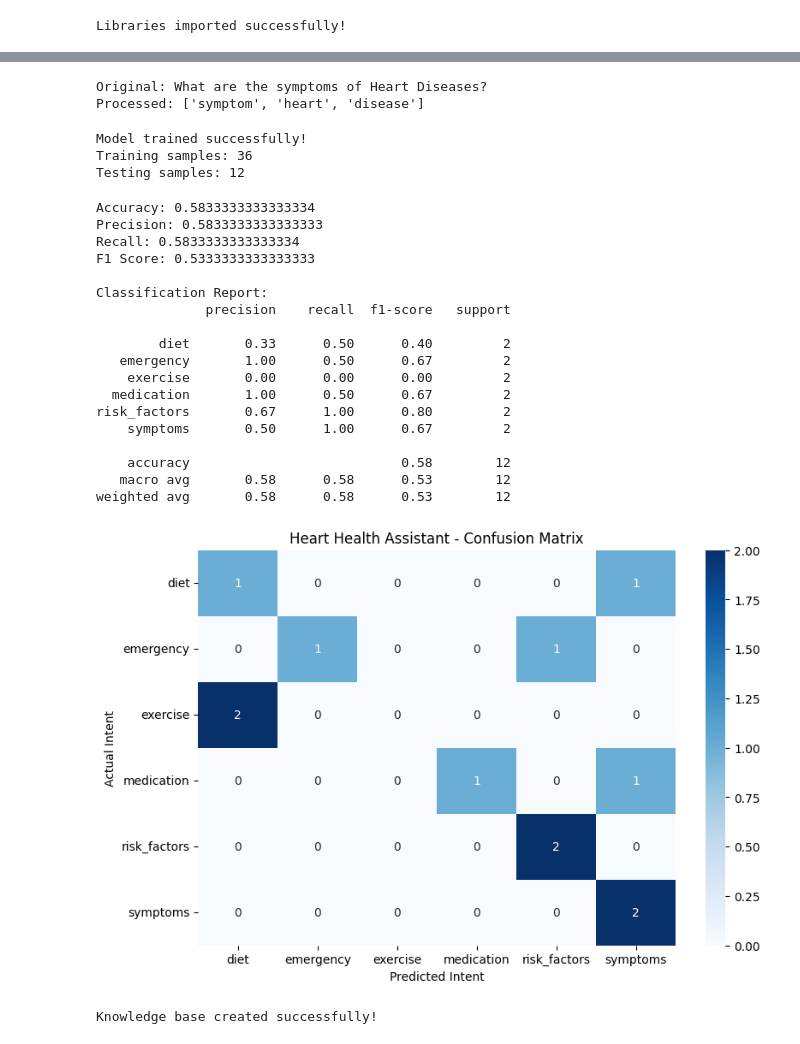
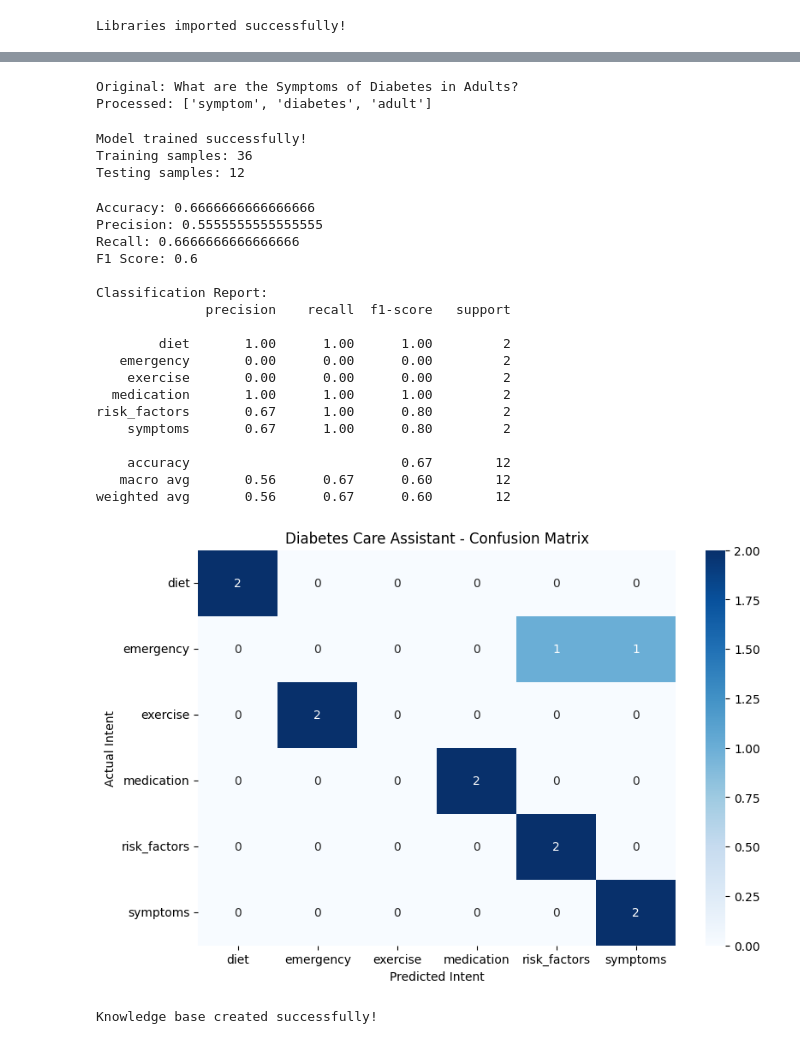
Before and after one commit to VanditGupta0/UCS420, a Jupyter notebook: assignment-10/ASSIGNMENT10.ipynb, the cells around one changed output, grey strips where cells are left out. Drawn from its saved outputs; the diff is of its cells as text; code cells hidden in the pictures.

Commit message:
Update assignment 10: Diabetes Care Information Assistant

```diff
--- a/assignment-10/ASSIGNMENT10.ipynb
+++ b/assignment-10/ASSIGNMENT10.ipynb
@@ -170,13 +170,13 @@ def preprocess(text):
 
 
 # Test preprocessing
-sample = "What are the symptoms of Heart Diseases?"
+sample = "What are the Symptoms of Diabetes in Adults?"
 
 print("Original:", sample)
 print("Processed:", preprocess(sample))
 # %% [output]
-Original: What are the symptoms of Heart Diseases?
-Processed: ['symptom', 'heart', 'disease']
+Original: What are the Symptoms of Diabetes in Adults?
+Processed: ['symptom', 'diabetes', 'adult']
 # %%
 X = df['query']
 y = df['intent']
@@ -247,46 +247,46 @@ print(classification_report(y_test, y_pred, zero_division=0))
 
 # Confusion Matrix
 cm = confusion_matrix(
     y_test,
     y_pred,
     labels=model.classes_
 )
 
 plt.figure(figsize=(9, 6))
 
 sns.heatmap(
     cm,
     annot=True,
     fmt='d',
     cmap='Blues',
     xticklabels=model.classes_,
     yticklabels=model.classes_
 )
 
 plt.xlabel("Predicted Intent")
 plt.ylabel("Actual Intent")
-plt.title("Heart Health Assistant - Confusion Matrix")
+plt.title("Diabetes Care Assistant - Confusion Matrix")
 plt.show()
 # %% [output]
-Accuracy: 0.5833333333333334
-Precision: 0.5833333333333333
-Recall: 0.5833333333333334
-F1 Score: 0.5333333333333333
+Accuracy: 0.6666666666666666
+Precision: 0.5555555555555555
+Recall: 0.6666666666666666
+F1 Score: 0.6
 
 Classification Report:
               precision    recall  f1-score   support
 
-        diet       0.33      0.50      0.40         2
-   emergency       1.00      0.50      0.67         2
+        diet       1.00      1.00      1.00         2
+   emergency       0.00      0.00      0.00         2
     exercise       0.00      0.00      0.00         2
-  medication       1.00      0.50      0.67         2
+  medication       1.00      1.00      1.00         2
 risk_factors       0.67      1.00      0.80         2
-    symptoms       0.50      1.00      0.67         2
+    symptoms       0.67      1.00      0.80         2
 
-    accuracy                           0.58        12
-   macro avg       0.58      0.58      0.53        12
-weighted avg       0.58      0.58      0.53        12
+    accuracy                           0.67        12
+   macro avg       0.56      0.67      0.60        12
+weighted avg       0.56      0.67      0.60        12
-[figure, old version]
+[figure, new version]
 # %%
 knowledge_base = {
 
```
Also changed, not shown: parts of 6 cells of this notebook.
